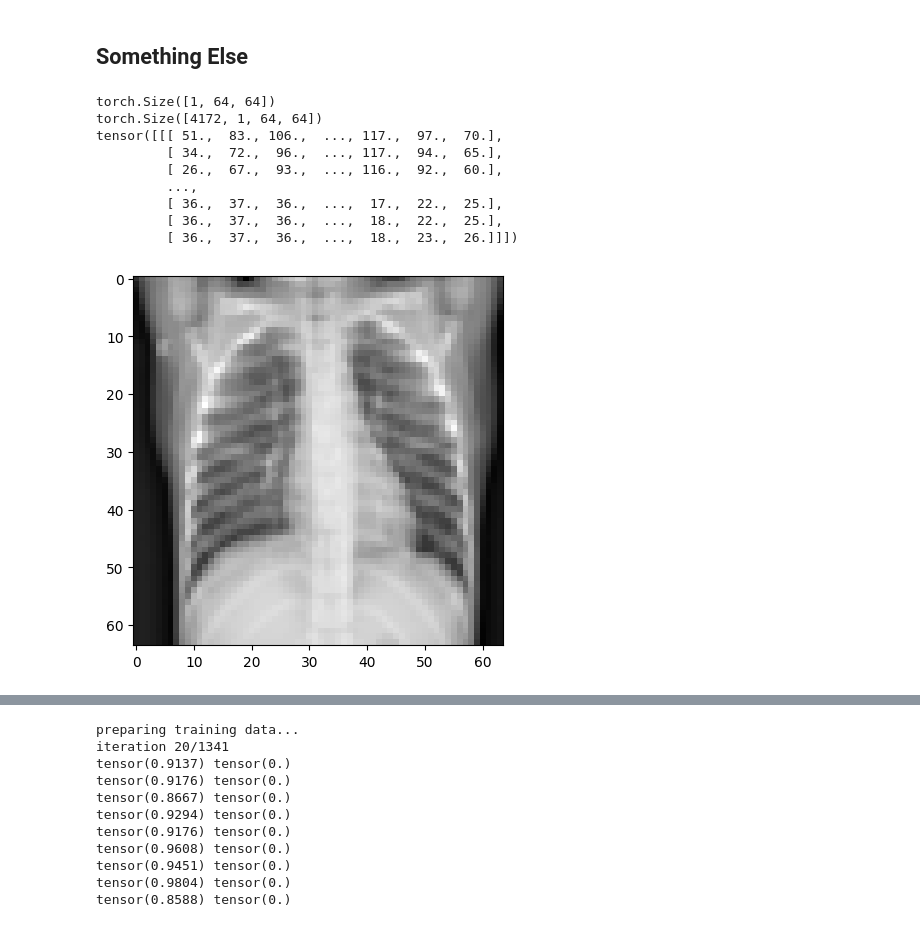
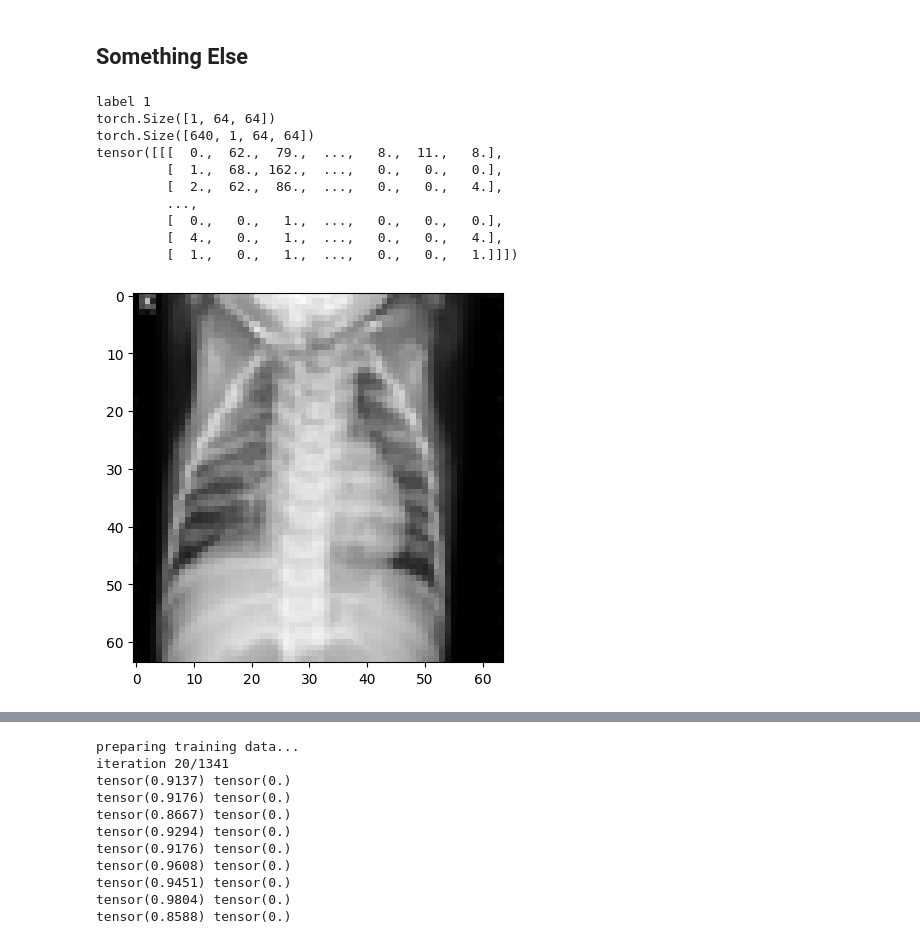
Before and after one commit to Thire399/DC-MasterThesis-2023, a Jupyter notebook: AccuracycheckerTool.ipynb, the cells around one changed output, grey strips where cells are left out. Cells and saved outputs as stored; diff of their text form; code cells hidden in the pictures.

```diff
--- a/AccuracycheckerTool.ipynb
+++ b/AccuracycheckerTool.ipynb
@@ -176,28 +176,32 @@ After 40 epochs
 # %%
 import torch
 import matplotlib.pyplot as plt
 import numpy as np
 import os
+index = 0
 directory = '/home/thire399/Documents/School/DC-MasterThesis-2023/Data'
 os.chdir(directory)
-data = torch.load('Proccesed/chest_xray/trainX.pt')
-print(data[0].shape)
+data = torch.load('Proccesed/chest_xray/RandomtrainX.pt')
+y = torch.load('Proccesed/chest_xray/RandomtrainY.pt')
+print(f'label {y[index]}')
+print(data[index].shape)
 print(data.shape)
-print(data[0])
+print(data[index])
 plt.imshow(data[0][0], cmap = 'gray')
 
 plt.show()
 # %% [output]
+label 1
 torch.Size([1, 64, 64])
-torch.Size([4172, 1, 64, 64])
-tensor([[[ 51.,  83., 106.,  ..., 117.,  97.,  70.],
-         [ 34.,  72.,  96.,  ..., 117.,  94.,  65.],
-         [ 26.,  67.,  93.,  ..., 116.,  92.,  60.],
+torch.Size([640, 1, 64, 64])
+tensor([[[  0.,  62.,  79.,  ...,   8.,  11.,   8.],
+         [  1.,  68., 162.,  ...,   0.,   0.,   0.],
+         [  2.,  62.,  86.,  ...,   0.,   0.,   4.],
          ...,
-         [ 36.,  37.,  36.,  ...,  17.,  22.,  25.],
-         [ 36.,  37.,  36.,  ...,  18.,  22.,  25.],
-         [ 36.,  37.,  36.,  ...,  18.,  23.,  26.]]])
+         [  0.,   0.,   1.,  ...,   0.,   0.,   0.],
+         [  4.,   0.,   1.,  ...,   0.,   0.,   4.],
+         [  1.,   0.,   1.,  ...,   0.,   0.,   1.]]])
-[figure, old version]
+[figure, new version]
 # %%
 import Loop
 import torch.nn as nn
```
Also changed, not shown: parts of 2 cells of this notebook, 11 other files.
